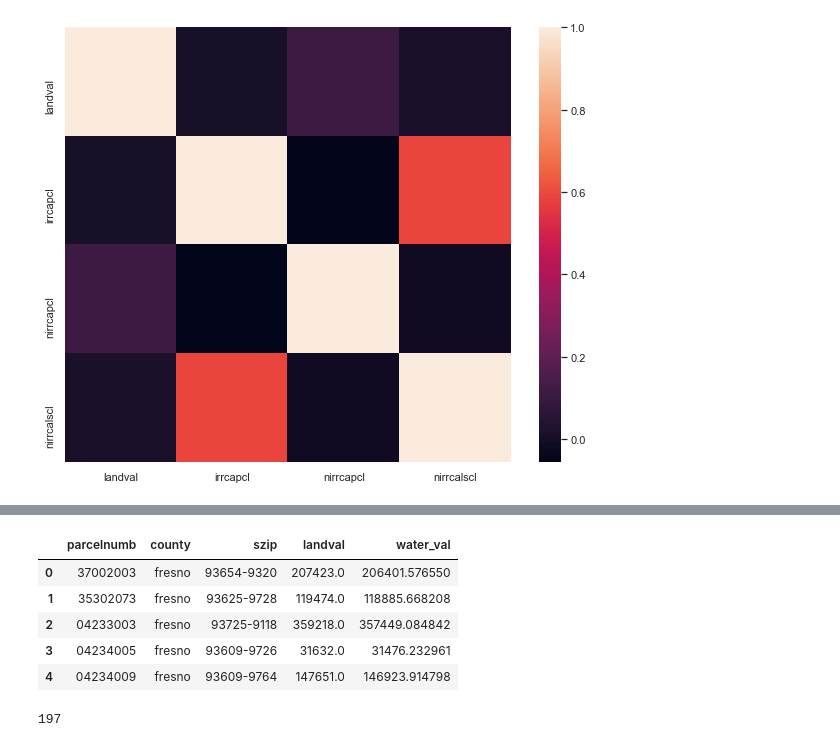
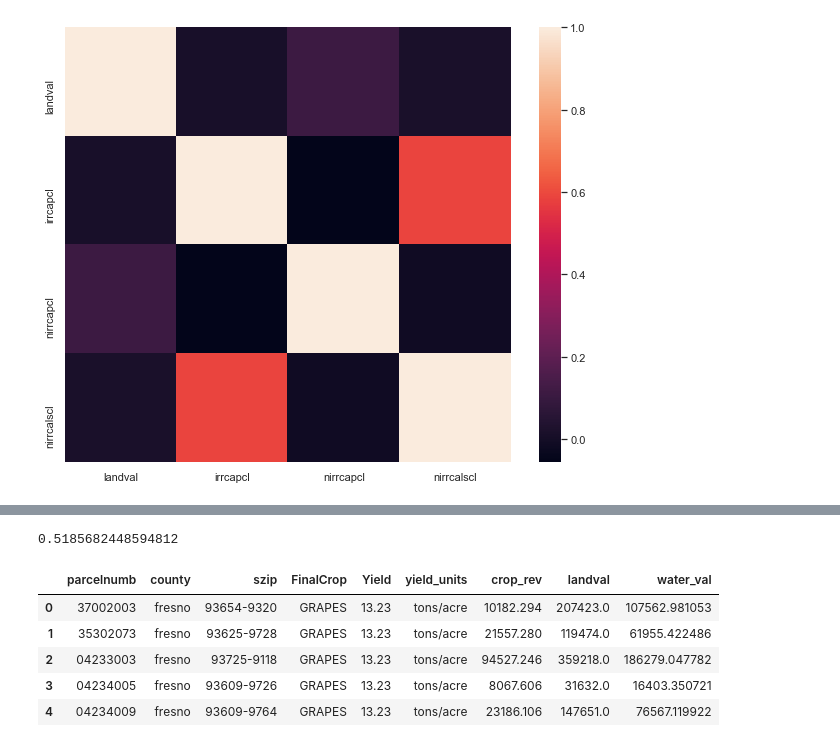
Before and after one commit to draget/w210_water, a Jupyter notebook: Hedonic Modeling.ipynb, the cells around one changed output, grey strips where cells are left out. Cells and saved outputs as stored; diff of their text form; code cells hidden in the pictures.

Commit message:
FInal Hedonic Regression Notebook 4/20

```diff
--- a/Hedonic Modeling.ipynb
+++ b/Hedonic Modeling.ipynb
@@ -258,0 +417,9 @@ GRAPES
+# %%
+full_set['water_dist_log'] = np.log(full_set['water_dist'])
+
+fig, ax = plt.subplots(figsize=(10,5))
+
+
+sns.distplot(full_set[np.isfinite(full_set.water_dist_log)]['water_dist_log'], bins=20, kde=True, ax=ax, color='orange')
+plt.title('Log(Water Distance) Histogram', fontsize=15)
+plt.xlabel('Water Distance, miles', fontsize=12);
@@ -380,3 +709,0 @@ Lets do some work on the land value by summing building land size and excluding
-# %%
-full_set["add_g_size"] = full_set["addsize"] + full_set["gize"]
-full_set["add_g_size"] = full_set["add_g_size"].astype('float64')
@@ -432,17 +723,9 @@ We also have an ordinal feature with 'castorieindex'
 # %%
-full_set['landval_log'] = np.log(full_set['landval'])
-full_set['ll_gisacre_log'] = np.log(full_set['ll_gisacre'])
-full_set['TotalWater_log'] = np.log(full_set['TotalWater'])
+full_set['min_water_rev_log'] = np.log(full_set['min_water_rev'])
 full_set['min_avail_water_log'] = np.log(full_set['min_avail_water'])
-full_set['firstfloor_log'] = np.log(full_set['firstfloor'])
-full_set['secondfloor_log'] = np.log(full_set['secondfloor'])
-full_set['add_g_size_log'] = np.log(full_set['add_g_size'])
 full_set['water_productivity_log'] = np.log(full_set['water_productivity'])
-full_set['castorieindex_log'] = np.log(full_set['castorieindex'])
 full_set['crop_rev_log'] = np.log(full_set['crop_rev'])
 
-
-
-full_set[np.isfinite(full_set[['landval_log', 'TotalWater_log', 'min_avail_water_log', 'firstfloor_log', 'secondfloor_log', 'll_gisacre_log','add_g_size_log', 'water_productivity_log', 'castorieindex_log', 'crop_rev_log']])][['landval_log', 'll_gisacre_log', 'TotalWater_log', 'min_avail_water_log', 'firstfloor_log', 'secondfloor_log','add_g_size_log', 'water_productivity_log', 'castorieindex_log', 'crop_rev_log']].hist(figsize=(20,20), layout=(4,3))
+full_set[np.isfinite(full_set[['min_avail_water_log', 'water_productivity_log', 'crop_rev_log', 'min_water_rev_log']])][['min_avail_water_log', 'water_productivity_log', 'crop_rev_log', 'min_water_rev_log']].hist(figsize=(20,20), layout=(2,2))
 # %% [output]
 array([[<matplotlib.axes._subplots.AxesSubplot object at 0x...>,
@@ -1044,16 +1053,24 @@ Now we will apply the water variable coefficients to the land value to get the m
+# %%
+#water dist and irrigation type are not log tranformed
+
+import math
+water_dist = math.exp(-0.04176623)
+irrigation = math.exp(-0.05173085)
+(water_dist -1) + (irrigation -1) + 0.60988987
+# %% [output]
+0.5185682448594812
 # %%
-full_set.columns
-output = full_set[['parcelnumb', 'county', 'szip', 'landval']]
+
+output = full_set[['parcelnumb', 'county', 'szip', 'FinalCrop', 'Yield', 'yield_units', 'crop_rev', 'landval']]
 # %%
 #using log tranformed coefficients
-output['water_val'] = output['landval'] * 0.10485408 + output['landval'] * 1.07198983 + output['landval'] *  -0.26373292 + output['landval'] *0.08196466
-
+output['water_val'] = output['landval']* 0.5185682448594812
 output.head()
 # %% [output]
-|  | parcelnumb | county | szip | landval | water_val |
-| 0 | 37002003 | fresno | 93654-9320 | 207423.0 | 206401.576550 |
-| 1 | 35302073 | fresno | 93625-9728 | 119474.0 | 118885.668208 |
-| 2 | 04233003 | fresno | 93725-9118 | 359218.0 | 357449.084842 |
-| 3 | 04234005 | fresno | 93609-9726 | 31632.0 | 31476.232961 |
-| 4 | 04234009 | fresno | 93609-9764 | 147651.0 | 146923.914798 |
+|  | parcelnumb | county | szip | FinalCrop | Yield | yield_units | crop_rev | landval | water_val |
+| 0 | 37002003 | fresno | 93654-9320 | GRAPES | 13.23 | tons/acre | 10182.294 | 207423.0 | 107562.981053 |
+| 1 | 35302073 | fresno | 93625-9728 | GRAPES | 13.23 | tons/acre | 21557.280 | 119474.0 | 61955.422486 |
+| 2 | 04233003 | fresno | 93725-9118 | GRAPES | 13.23 | tons/acre | 94527.246 | 359218.0 | 186279.047782 |
+| 3 | 04234005 | fresno | 93609-9726 | GRAPES | 13.23 | tons/acre | 8067.606 | 31632.0 | 16403.350721 |
+| 4 | 04234009 | fresno | 93609-9764 | GRAPES | 13.23 | tons/acre | 23186.106 | 147651.0 | 76567.119922 |
 # %%
@@ -1061,6 +1077,0 @@ output.to_csv('fresno_watervalue_derived_4_15.csv', columns=('parcelnumb', 'coun
-# %%
-#non log-transformed coefficients
-
-hedonic_for_viz = ols.predict(X)
-# %% [output]
-197
```
Also changed, not shown: parts of 143 cells of this notebook.
